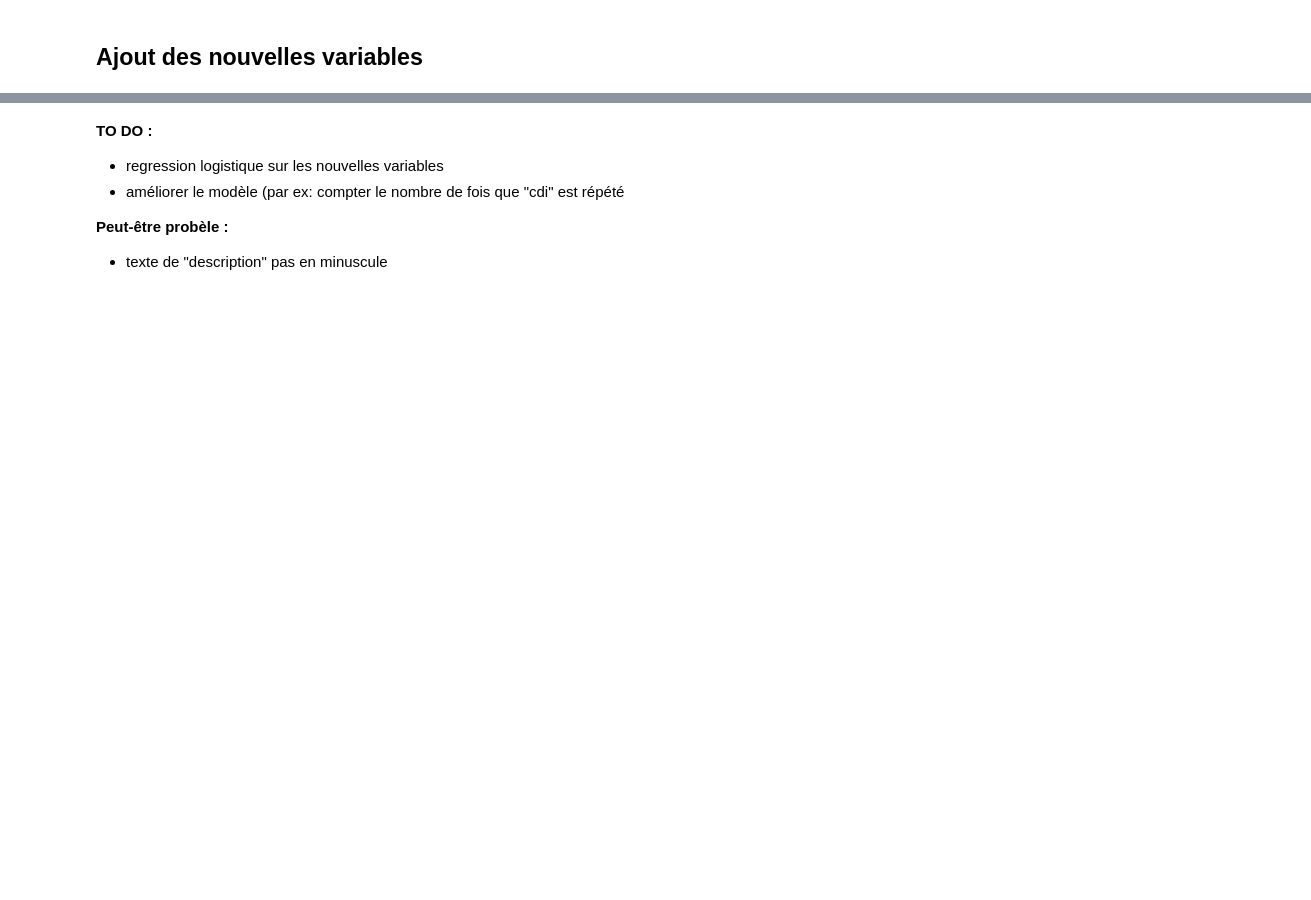
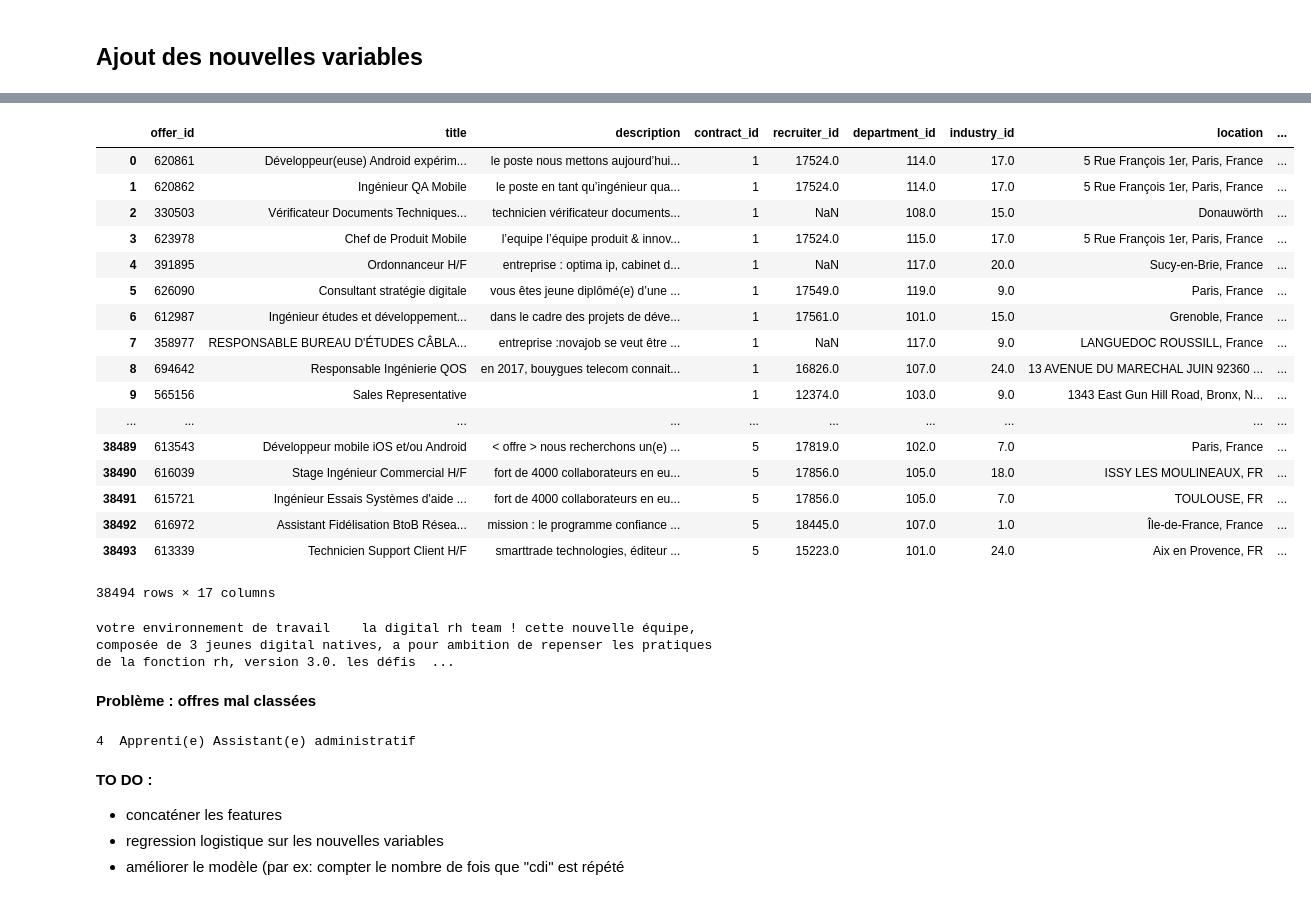
Before and after one commit to Esiee-Leboncoin/moderation, a Jupyter notebook: notebooks/Improved_Reg_log.ipynb, the cells around one changed output, grey strips where cells are left out. Cells and saved outputs as stored; diff of their text form; code cells hidden in the pictures; blank space fills up the shorter version.

```diff
--- a/notebooks/Improved_Reg_log.ipynb
+++ b/notebooks/Improved_Reg_log.ipynb
@@ -33,3 +40,3 @@ df.head()
 # %%
 #Suppression des échantillons dont la variable contrat est nulle
-df_offers = df[df.contract_id.notnull()]          #inutile mais au cas où
+df = df[df.contract_id.notnull()]          #inutile mais au cas où
@@ -46,5 +43,9 @@ Name: contract_id, dtype: int64
+# %%
+#Texte en minuscule et suppression des \n et \r
+df['description'] = df['description'].str.lower()
+df.description = df.description.replace('\r', ' ', regex=True).replace('\n', ' ', regex=True)
 # %%
 # Dans la variable 'description'
 #Remplacement des valeurs NA par ""
 
-df_offers['description'] = [BeautifulSoup(text, "html.parser").get_text() for text in df_offers['description'].fillna("")]
+df['description'] = [BeautifulSoup(text, "html.parser").get_text() for text in df['description'].fillna("")]
@@ -157,6 +208,8 @@ weighted avg       0.74      0.67      0.70     11549
 # %%
-df_offers['contains_cdi'] = df_offers['description'].apply(lambda x: 'cdi' in x).astype(int)
-df_offers['contains_cdd'] = df_offers['description'].apply(lambda x: 'cdd' in x).astype(int)
-df_offers['contains_stage'] = df_offers['description'].apply(lambda x: 'stage' in x).astype(int)
-df_offers['contains_apprentissage'] = df_offers['description'].apply(lambda x: 'apprentissage' in x).astype(int)
-df_offers['contains_vie'] = df_offers['description'].apply(lambda x: 'vie' in x).astype(int)
+#Ajout des nouvelles variables
+df['contains_cdi'] = df['description'].apply(lambda x: 'cdi' in x).astype(int)
+df['contains_cdd'] = df['description'].apply(lambda x: 'cdd' in x).astype(int)
+df['contains_stage'] = df['description'].apply(lambda x: 'stage' in x).astype(int)
+df['contains_alternance'] = df['description'].apply(lambda x: 'alternance' in x).astype(int)
+df['contains_apprenti'] = df['description'].apply(lambda x: 'apprenti' in x).astype(int)
+df['contains_vie'] = df['description'].apply(lambda x: 'vie' in x).astype(int)
@@ -183,0 +216,27 @@ df_offers
+# %%
+df
+# %% [output]
+|  | offer_id | title | description | contract_id | recruiter_id | department_id | industry_id | location | ... |
+| 0 | 620861 | Développeur(euse) Android expérim... | le poste nous mettons aujourd’hui... | 1 | 17524.0 | 114.0 | 17.0 | 5 Rue François 1er, Paris, France | ... |
+| 1 | 620862 | Ingénieur QA Mobile | le poste en tant qu’ingénieur qua... | 1 | 17524.0 | 114.0 | 17.0 | 5 Rue François 1er, Paris, France | ... |
+| 2 | 330503 | Vérificateur Documents Techniques... | technicien vérificateur documents... | 1 | NaN | 108.0 | 15.0 | Donauwörth | ... |
+| 3 | 623978 | Chef de Produit Mobile | l’equipe l’équipe produit & innov... | 1 | 17524.0 | 115.0 | 17.0 | 5 Rue François 1er, Paris, France | ... |
+| 4 | 391895 | Ordonnanceur H/F | entreprise : optima ip, cabinet d... | 1 | NaN | 117.0 | 20.0 | Sucy-en-Brie, France | ... |
+| 5 | 626090 | Consultant stratégie digitale | vous êtes jeune diplômé(e) d’une ... | 1 | 17549.0 | 119.0 | 9.0 | Paris, France | ... |
+| 6 | 612987 | Ingénieur études et développement... | dans le cadre des projets de déve... | 1 | 17561.0 | 101.0 | 15.0 | Grenoble, France | ... |
+| 7 | 358977 | RESPONSABLE BUREAU D'ÉTUDES CÂBLA... | entreprise :novajob se veut être ... | 1 | NaN | 117.0 | 9.0 | LANGUEDOC ROUSSILL, France | ... |
+| 8 | 694642 | Responsable Ingénierie QOS | en 2017, bouygues telecom connait... | 1 | 16826.0 | 107.0 | 24.0 | 13 AVENUE DU MARECHAL JUIN 92360 ... | ... |
+| 9 | 565156 | Sales Representative |  | 1 | 12374.0 | 103.0 | 9.0 | 1343 East Gun Hill Road, Bronx, N... | ... |
+| ... | ... | ... | ... | ... | ... | ... | ... | ... | ... |
+| 38489 | 613543 | Développeur mobile iOS et/ou Android | < offre > nous recherchons un(e) ... | 5 | 17819.0 | 102.0 | 7.0 | Paris, France | ... |
+| 38490 | 616039 | Stage Ingénieur Commercial H/F | fort de 4000 collaborateurs en eu... | 5 | 17856.0 | 105.0 | 18.0 | ISSY LES MOULINEAUX, FR | ... |
+| 38491 | 615721 | Ingénieur Essais Systèmes d'aide ... | fort de 4000 collaborateurs en eu... | 5 | 17856.0 | 105.0 | 7.0 | TOULOUSE, FR | ... |
+| 38492 | 616972 | Assistant Fidélisation BtoB Résea... | mission : le programme confiance ... | 5 | 18445.0 | 107.0 | 1.0 | Île-de-France, France | ... |
+| 38493 | 613339 | Technicien Support Client H/F | smarttrade technologies, éditeur ... | 5 | 15223.0 | 101.0 | 24.0 | Aix en Provence, FR | ... |
+38494 rows × 17 columns
+# %%
+print(df.description.loc[12])
+# %% [output]
+votre environnement de travail    la digital rh team ! cette nouvelle équipe, composée de 3 jeunes digital natives, a pour ambition de repenser les pratiques de la fonction rh, version 3.0. les défis  ...
+# %% [markdown]
+**Problème : offres mal classées**
@@ -184,8 +251,10 @@ df_offers
+# %%
+print(df.contract_id[30017], df.title[30017])
+# %% [output]
+4  Apprenti(e) Assistant(e) administratif
 # %% [markdown]
 **TO DO :**
 
+- concaténer les features
 - regression logistique sur les nouvelles variables
 - améliorer le modèle (par ex: compter le nombre de fois que "cdi" est répété
-
-**Peut-être probèle :**
-- texte de "description" pas en minuscule
```
Also changed, not shown: parts of 20 cells of this notebook, 2 other files.
